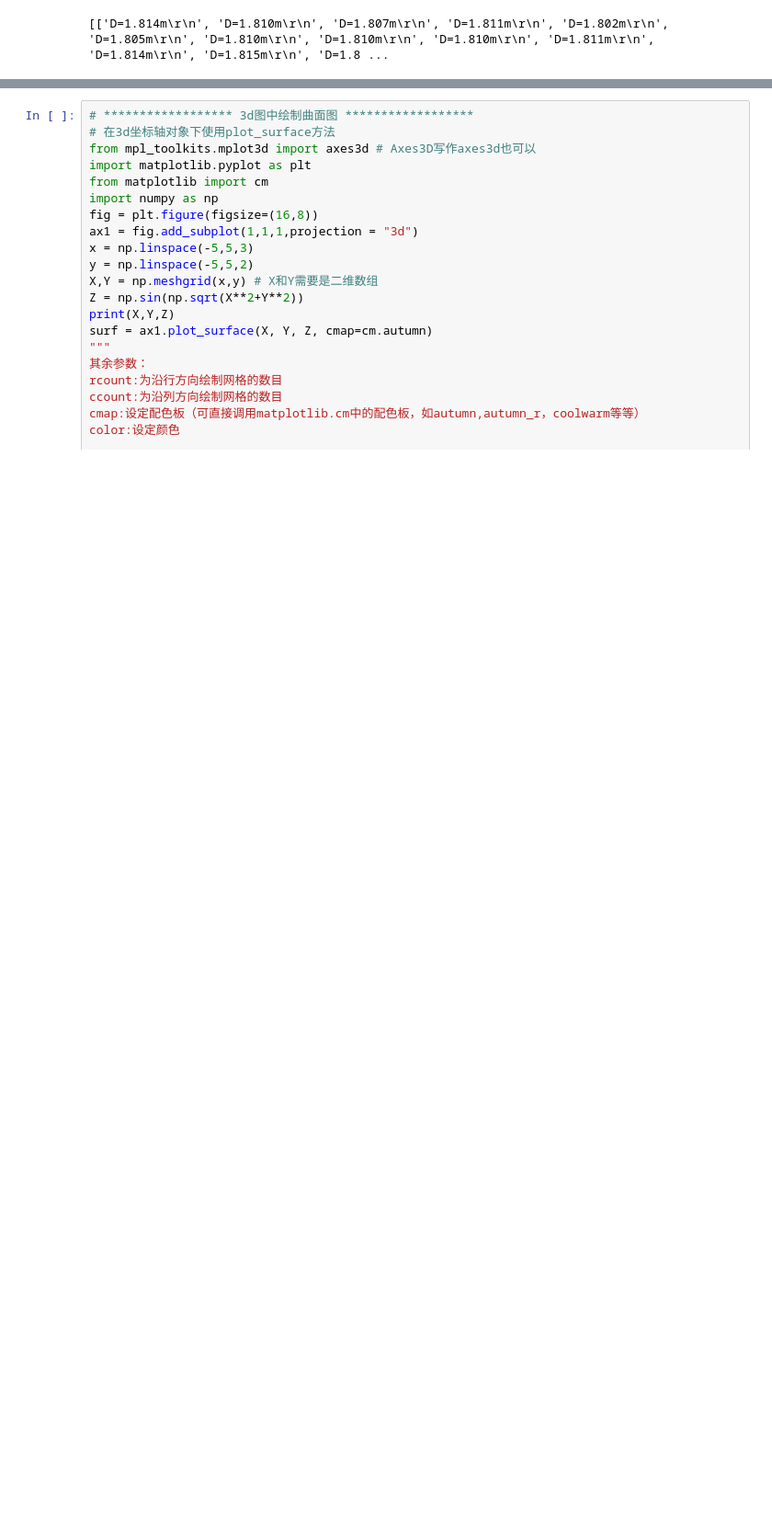
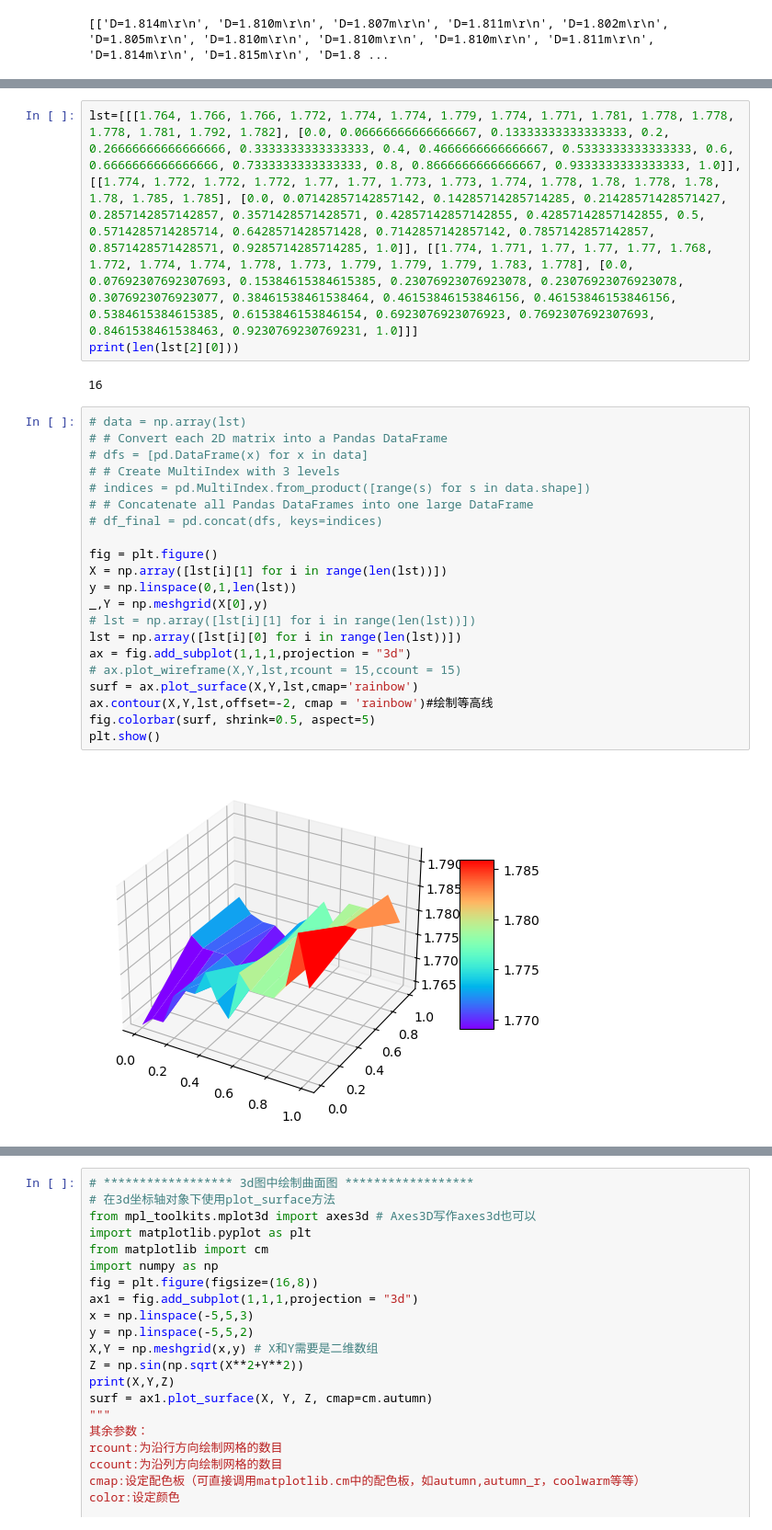
Before and after one commit to SophistGuaPi/laser-radar-project, a Jupyter notebook: test1.ipynb, the cells around one changed output, grey strips where cells are left out. Shown: that part at 92% size. Cells and saved outputs as stored; diff of their text form; blank space fills up the shorter version.

Commit message:
update plot

```diff
--- a/test1.ipynb
+++ b/test1.ipynb
@@ -101 +104,29 @@ print(lst)
+# %%
+lst=[[[1.764, 1.766, 1.766, 1.772, 1.774, 1.774, 1.779, 1.774, 1.771, 1.781, 1.778, 1.778, 1.778, 1.781, 1.792, 1.782], [0.0, 0.06666666666666667, 0.13333333333333333, 0.2, 0.26666666666666666, 0.3333333333333333, 0.4, 0.4666666666666667, 0.5333333333333333, 0.6, 0.6666666666666666, 0.7333333333333333, 0.8, 0.8666666666666667, 0.9333333333333333, 1.0]], [[1.774, 1.772, 1.772, 1.772, 1.77, 1.77, 1.773, 1.773, 1.774, 1.778, 1.78, 1.778, 1.78, 1.78, 1.785, 1.785], [0.0, 0.07142857142857142, 0.14285714285714285, 0.21428571428571427, 0.2857142857142857, 0.3571428571428571, 0.42857142857142855, 0.42857142857142855, 0.5, 0.5714285714285714, 0.6428571428571428, 0.7142857142857142, 0.7857142857142857, 0.8571428571428571, 0.9285714285714285, 1.0]], [[1.774, 1.771, 1.77, 1.77, 1.77, 1.768, 1.772, 1.774, 1.774, 1.778, 1.773, 1.779, 1.779, 1.779, 1.783, 1.778], [0.0, 0.07692307692307693, 0.15384615384615385, 0.23076923076923078, 0.23076923076923078, 0.3076923076923077, 0.38461538461538464, 0.46153846153846156, 0.46153846153846156, 0.5384615384615385, 0.6153846153846154, 0.6923076923076923, 0.7692307692307693, 0.8461538461538463, 0.9230769230769231, 1.0]]]
+print(len(lst[2][0]))
+# %% [output]
+16
+# %%
+# data = np.array(lst)
+# # Convert each 2D matrix into a Pandas DataFrame
+# dfs = [pd.DataFrame(x) for x in data]
+# # Create MultiIndex with 3 levels
+# indices = pd.MultiIndex.from_product([range(s) for s in data.shape])
+# # Concatenate all Pandas DataFrames into one large DataFrame
+# df_final = pd.concat(dfs, keys=indices)
+
+fig = plt.figure()
+X = np.array([lst[i][1] for i in range(len(lst))])
+y = np.linspace(0,1,len(lst))
+_,Y = np.meshgrid(X[0],y)
+# lst = np.array([lst[i][1] for i in range(len(lst))])
+lst = np.array([lst[i][0] for i in range(len(lst))])
+ax = fig.add_subplot(1,1,1,projection = "3d")
+# ax.plot_wireframe(X,Y,lst,rcount = 15,ccount = 15)
+surf = ax.plot_surface(X,Y,lst,cmap='rainbow')
+ax.contour(X,Y,lst,offset=-2, cmap = 'rainbow')#绘制等高线
+fig.colorbar(surf, shrink=0.5, aspect=5)
+plt.show()
+# %% [output]
+[figure, added]
 # %%
```
Also changed, not shown: parts of 2 cells of this notebook, 6 other files.
